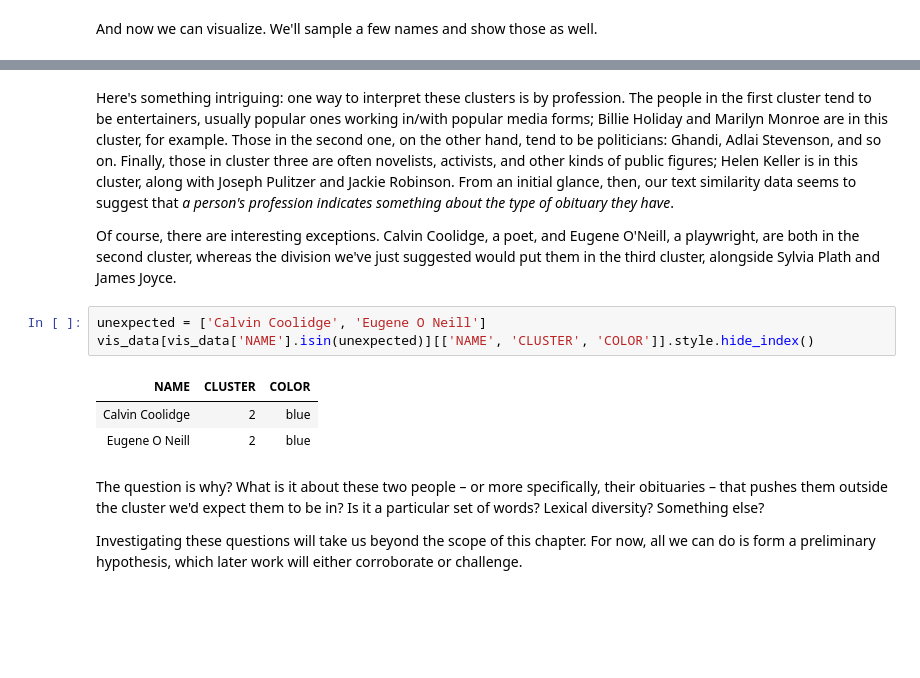
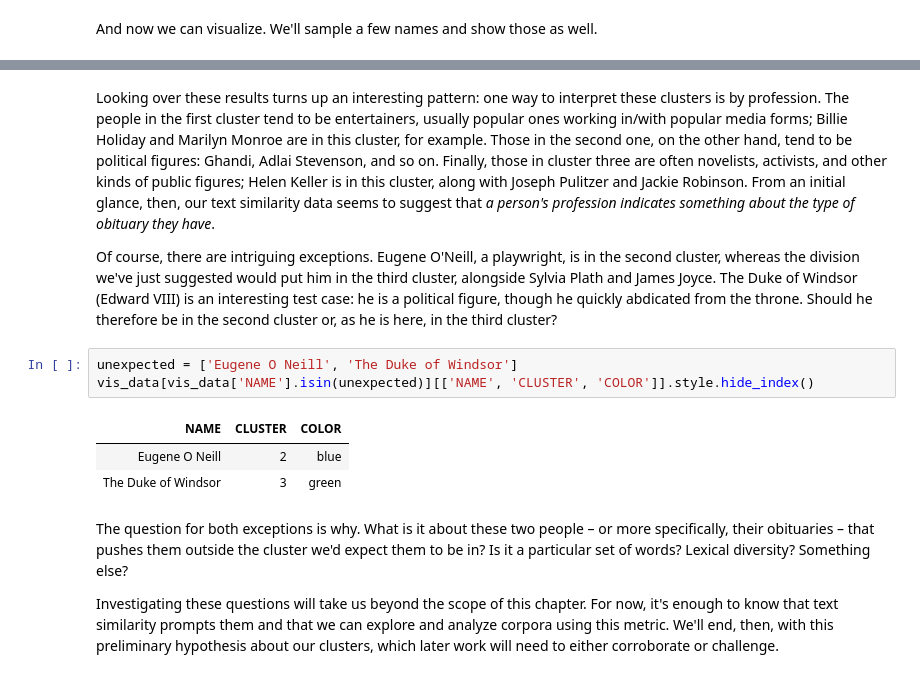
Before and after one commit to ucdavisdatalab/workshop_getting_started_with_textual_data, a Jupyter notebook: 05_clustering-and-classification.ipynb, the cells around one changed output, grey strips where cells are left out. Cells and saved outputs as stored; diff of their text form; blank space fills up the shorter version.

```diff
--- a/05_clustering-and-classification.ipynb
+++ b/05_clustering-and-classification.ipynb
@@ -381,25 +392,28 @@ for cluster in vis_data.groupby('CLUSTER'):
 # %% [markdown]
-Here's something intriguing: one way to interpret these clusters is by profession. The people in the first cluster
-tend to be entertainers, usually popular ones working in/with popular media forms; Billie Holiday and Marilyn
-Monroe are in this cluster, for example. Those in the second one, on the other hand, tend to be politicians:
-Ghandi, Adlai Stevenson, and so on. Finally, those in cluster three are often novelists, activists, and other kinds
-of public figures; Helen Keller is in this cluster, along with Joseph Pulitzer and Jackie Robinson. From an initial
-glance, then, our text similarity data seems to suggest that _a person's profession indicates something about the
-type of obituary they have_.
+Looking over these results turns up an interesting pattern: one way to interpret these clusters is by profession.
+The people in the first cluster tend to be entertainers, usually popular ones working in/with popular media forms;
+Billie Holiday and Marilyn Monroe are in this cluster, for example. Those in the second one, on the other hand,
+tend to be political figures: Ghandi, Adlai Stevenson, and so on. Finally, those in cluster three are often
+novelists, activists, and other kinds of public figures; Helen Keller is in this cluster, along with Joseph
+Pulitzer and Jackie Robinson. From an initial glance, then, our text similarity data seems to suggest that _a
+person's profession indicates something about the type of obituary they have_.
 
-Of course, there are interesting exceptions. Calvin Coolidge, a poet, and Eugene O'Neill, a playwright, are both in
-the second cluster, whereas the division we've just suggested would put them in the third cluster, alongside Sylvia
-Plath and James Joyce.
+Of course, there are intriguing exceptions. Eugene O'Neill, a playwright, is in the second cluster, whereas the
+division we've just suggested would put him in the third cluster, alongside Sylvia Plath and James Joyce. The Duke
+of Windsor (Edward VIII) is an interesting test case: he is a political figure, though he quickly abdicated from
+the throne. Should he therefore be in the second cluster or, as he is here, in the third cluster?
 # %%
-unexpected = ['Calvin Coolidge', 'Eugene O Neill']
+unexpected = ['Eugene O Neill', 'The Duke of Windsor']
 vis_data[vis_data['NAME'].isin(unexpected)][['NAME', 'CLUSTER', 'COLOR']].style.hide_index()
 # %% [output]
 | NAME | CLUSTER | COLOR |
-| Calvin Coolidge | 2 | blue |
 | Eugene O Neill | 2 | blue |
+| The Duke of Windsor | 3 | green |
 # %% [markdown]
-The question is why? What is it about these two people – or more specifically, their obituaries – that pushes them
-outside the cluster we'd expect them to be in? Is it a particular set of words? Lexical diversity? Something else?
+The question for both exceptions is why. What is it about these two people – or more specifically, their obituaries
+– that pushes them outside the cluster we'd expect them to be in? Is it a particular set of words? Lexical
+diversity? Something else?
 
-Investigating these questions will take us beyond the scope of this chapter. For now, all we can do is form a
-preliminary hypothesis, which later work will either corroborate or challenge.
+Investigating these questions will take us beyond the scope of this chapter. For now, it's enough to know that text
+similarity prompts them and that we can explore and analyze corpora using this metric. We'll end, then, with this
+preliminary hypothesis about our clusters, which later work will need to either corroborate or challenge.
```
Also changed, not shown: parts of 8 cells of this notebook.
